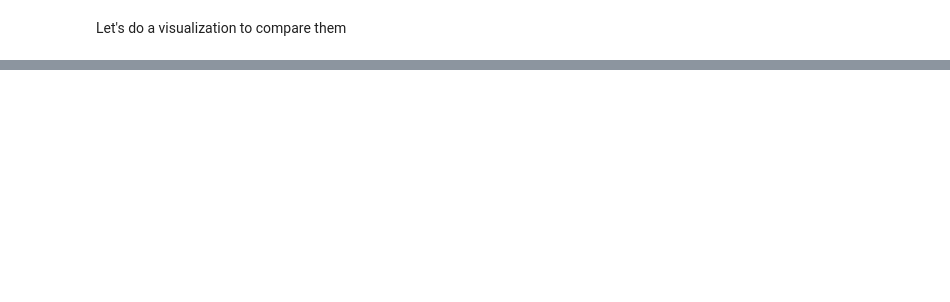
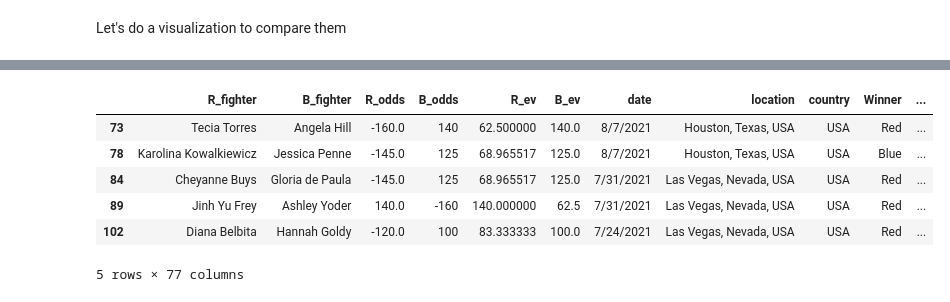
Before and after one commit to siliang0426/UFC-MLP-ML-Model-Prediction, a Jupyter notebook: analysis.ipynb, the cells around one changed output, grey strips where cells are left out. Drawn from its saved outputs; the diff is of its cells as text; code cells hidden in the pictures; blank space fills up the shorter version.

```diff
--- a/analysis.ipynb
+++ b/analysis.ipynb
@@ -614,0 +690,11 @@ Passing `palette` without assigning `hue` is deprecated and will be removed in v
+# %%
+women_straw = data[data['weight_class']=="Women's Strawweight"]
+women_straw.head()
+# %% [output]
+|  | R_fighter | B_fighter | R_odds | B_odds | R_ev | B_ev | date | location | country | Winner | ... |
+| 73 | Tecia Torres | Angela Hill | -160.0 | 140 | 62.500000 | 140.0 | 8/7/2021 | Houston, Texas, USA | USA | Red | ... |
+| 78 | Karolina Kowalkiewicz | Jessica Penne | -145.0 | 125 | 68.965517 | 125.0 | 8/7/2021 | Houston, Texas, USA | USA | Blue | ... |
+| 84 | Cheyanne Buys | Gloria de Paula | -145.0 | 125 | 68.965517 | 125.0 | 7/31/2021 | Las Vegas, Nevada, USA | USA | Red | ... |
+| 89 | Jinh Yu Frey | Ashley Yoder | 140.0 | -160 | 140.000000 | 62.5 | 7/31/2021 | Las Vegas, Nevada, USA | USA | Red | ... |
+| 102 | Diana Belbita | Hannah Goldy | -120.0 | 100 | 83.333333 | 100.0 | 7/24/2021 | Las Vegas, Nevada, USA | USA | Red | ... |
+5 rows × 77 columns
```
Also changed, not shown: parts of 45 cells of this notebook, 3 other files.
